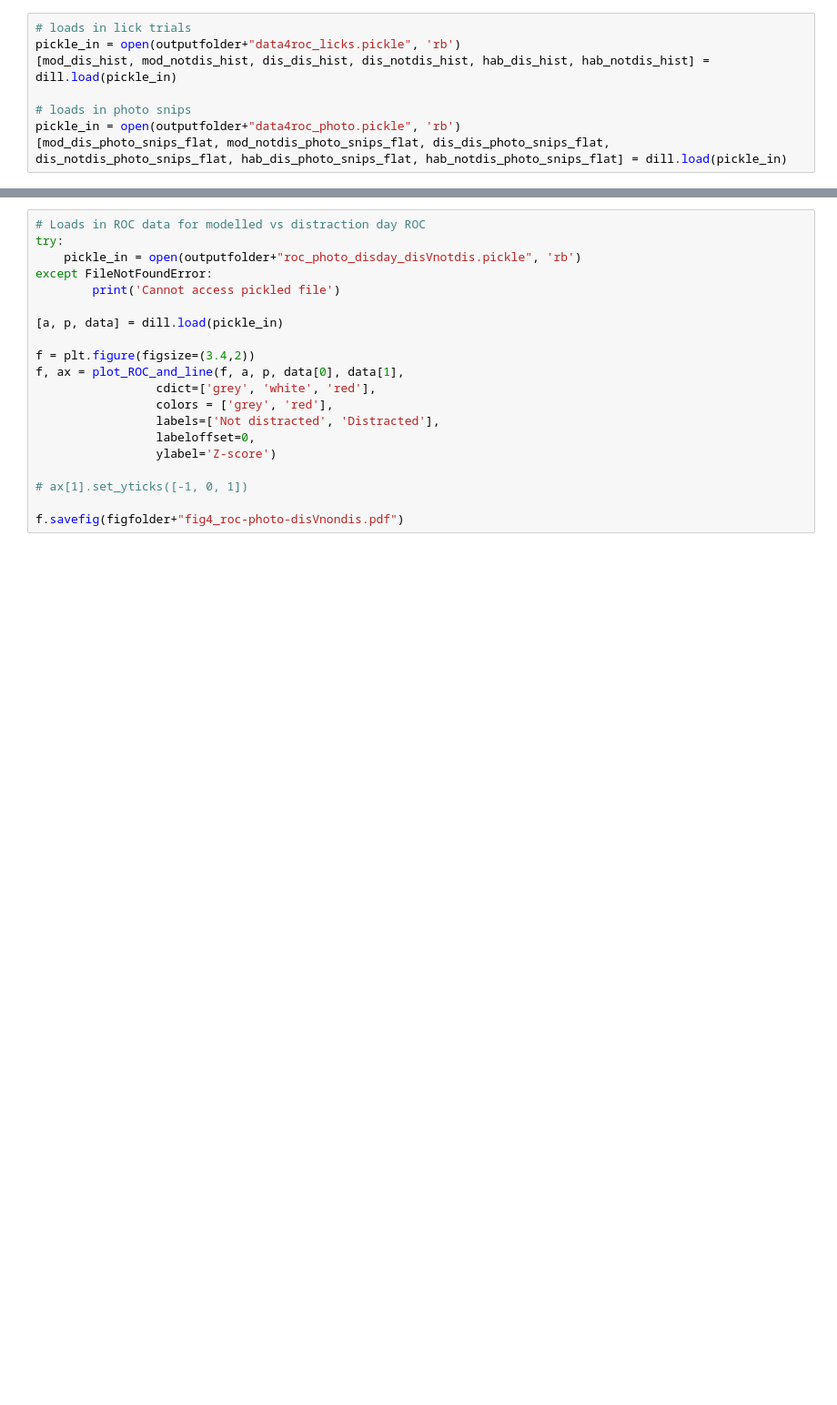
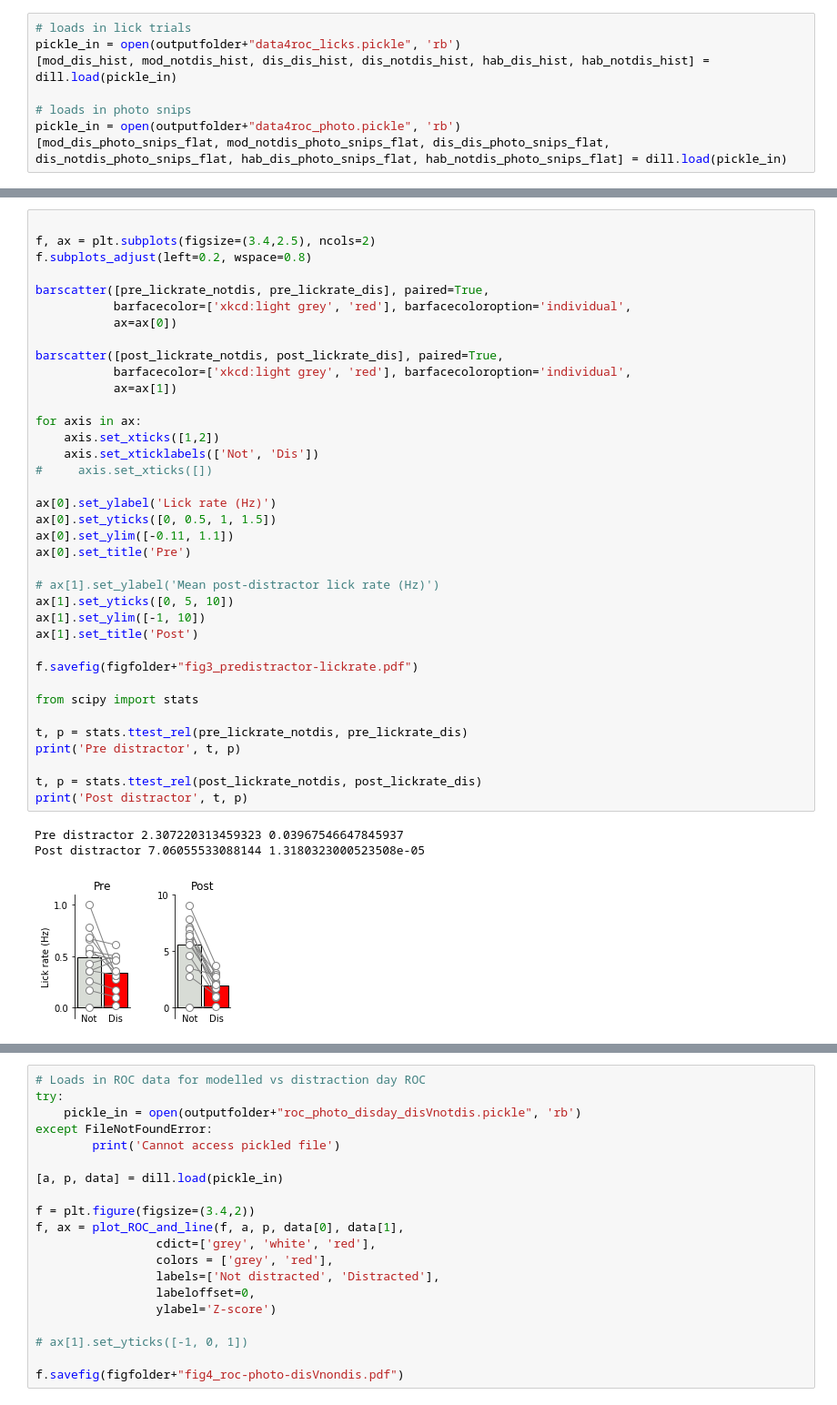
Before and after one commit to mccutcheonlab/distraction-peters, a Jupyter notebook: notebooks/dis-roc-all-figs.ipynb, the cells around one changed output, grey strips where cells are left out. Shown at 91% size. Cells and saved outputs as stored; diff of their text form; blank space fills up the shorter version.

```diff
--- a/notebooks/dis-roc-all-figs.ipynb
+++ b/notebooks/dis-roc-all-figs.ipynb
@@ -53,0 +95,41 @@ f.savefig(figfolder+"fig2_roc-lickrate.pdf")
+# %%
+
+f, ax = plt.subplots(figsize=(3.4,2.5), ncols=2)
+f.subplots_adjust(left=0.2, wspace=0.8)
+
+barscatter([pre_lickrate_notdis, pre_lickrate_dis], paired=True,
+           barfacecolor=['xkcd:light grey', 'red'], barfacecoloroption='individual',
+           ax=ax[0])
+
+barscatter([post_lickrate_notdis, post_lickrate_dis], paired=True,
+           barfacecolor=['xkcd:light grey', 'red'], barfacecoloroption='individual',
+           ax=ax[1])
+
+for axis in ax:
+    axis.set_xticks([1,2])
+    axis.set_xticklabels(['Not', 'Dis'])
+#     axis.set_xticks([])
+
+ax[0].set_ylabel('Lick rate (Hz)')
+ax[0].set_yticks([0, 0.5, 1, 1.5])
+ax[0].set_ylim([-0.11, 1.1])
+ax[0].set_title('Pre')
+
+# ax[1].set_ylabel('Mean post-distractor lick rate (Hz)')
+ax[1].set_yticks([0, 5, 10])
+ax[1].set_ylim([-1, 10])
+ax[1].set_title('Post')
+
+f.savefig(figfolder+"fig3_predistractor-lickrate.pdf")
+
+from scipy import stats
+
+t, p = stats.ttest_rel(pre_lickrate_notdis, pre_lickrate_dis)
+print('Pre distractor', t, p)
+
+t, p = stats.ttest_rel(post_lickrate_notdis, post_lickrate_dis)
+print('Post distractor', t, p)
+# %% [output]
+Pre distractor 2.307220313459323 0.03967546647845937
+Post distractor 7.06055533088144 1.3180323000523508e-05
+[figure, added]
```
Also changed, not shown: parts of 22 cells of this notebook, 3 other files.
